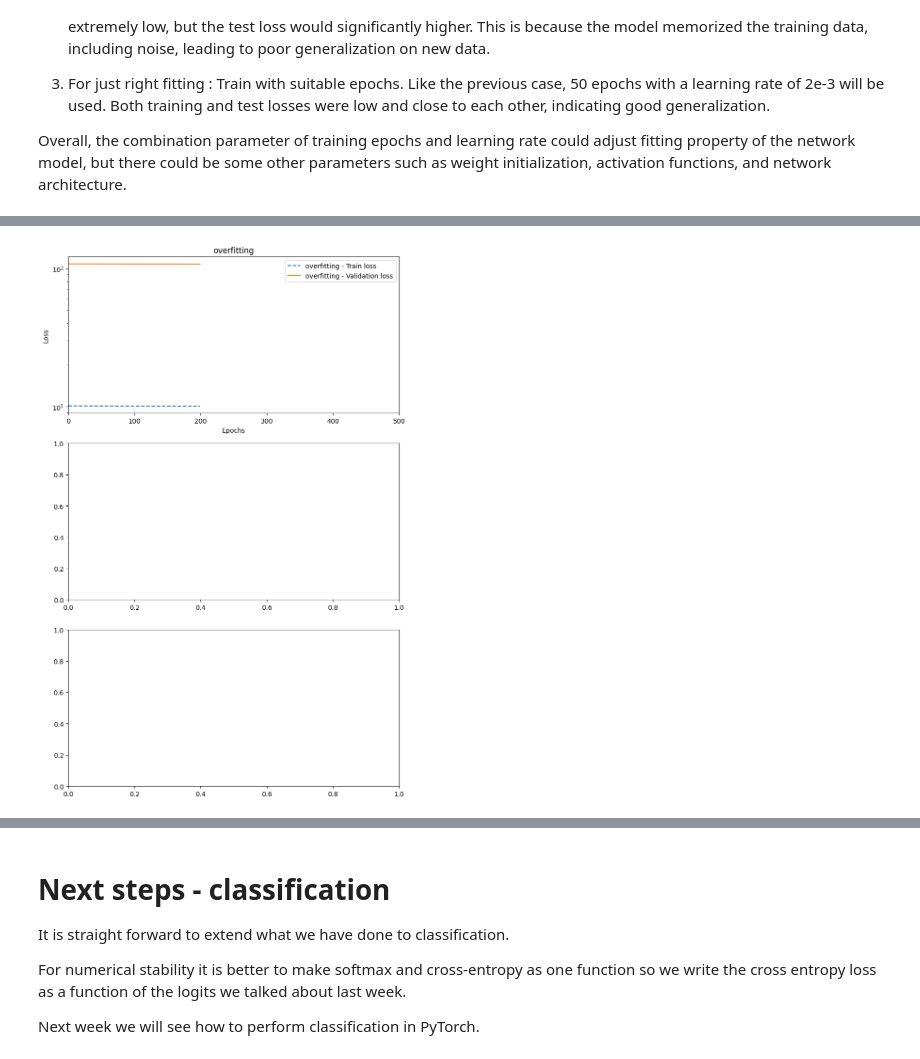
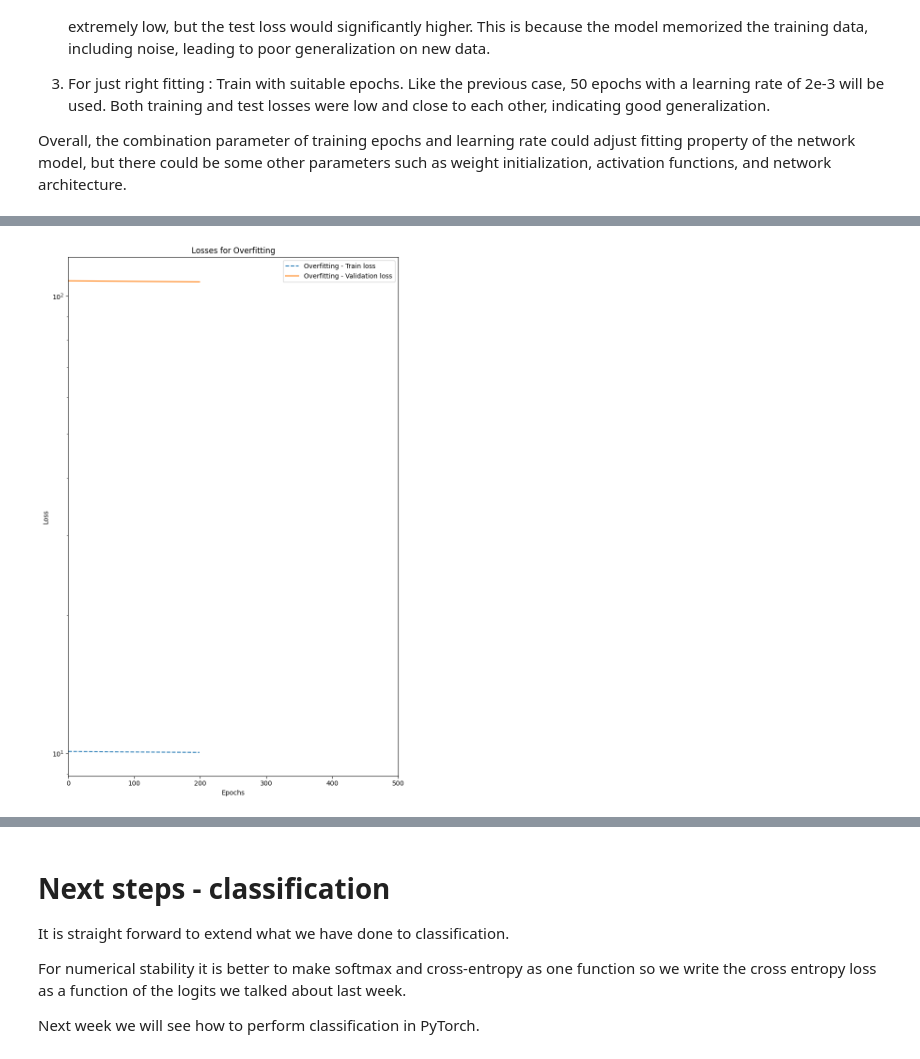
Before and after one commit to chensy618/02456-Deep-Learning, a Jupyter notebook: 2_Feedforward_Python/2.1-EXE-FNN-AutoDif-Nanograd.ipynb, the cells around one changed output, grey strips where cells are left out. Drawn from its saved outputs; the diff is of its cells as text; code cells hidden in the pictures.

```diff
--- a/2_Feedforward_Python/2.1-EXE-FNN-AutoDif-Nanograd.ipynb
+++ b/2_Feedforward_Python/2.1-EXE-FNN-AutoDif-Nanograd.ipynb
@@ -1419,7 +1419,7 @@ output_tests = []
 
 # Assuming NNs, train_losses, val_losses, and types are already defined
 # Create subplots for better visualization
-fig, axs = plt.subplots(3, 1, figsize=(8, 12))  # Create 3 subplots for each type
+fig, axs = plt.subplots(2, 1, figsize=(8, 12))  # Create 2 subplots for each type
 
 # Loop through the different networks and plot train and validation losses
 for i in range(len(NNs)):
@@ -1544,32 +1544,34 @@ for (EPOCHS, LEARN_R) in params:
 # %%
 import matplotlib.pyplot as plt
 
-types = ['overfitting']
+types = ['Overfitting']
 output_tests = []
 
 # Assuming NNs, train_losses, val_losses, and types are already defined
-# Create subplots for better visualization
-fig, axs = plt.subplots(3, 1, figsize=(8, 12))  # Create 3 subplots for each type
+# Create a single plot
+fig, ax = plt.subplots(figsize=(8, 12))  # Create one plot
 
-# Loop through the different networks and plot train and validation losses
+# Loop through the different networks and plot train and validation losses on the same axes
 for i in range(len(NNs)):
     output_tests.append(forward(x_test, NNs[i]))  # Forward pass for test set
-    axs[i].plot(range(len(train_losses[i])), train_losses[i], label=f'{types[i]} - Train loss', linestyle='--')
-    axs[i].plot(range(len(val_losses[i])), val_losses[i], label=f'{types[i]} - Validation loss', linestyle='-')
 
-    # Set y-axis to logarithmic scale to better show differences
-    axs[i].set_yscale('log')
+    # Plot train and validation losses on the same plot
+    ax.plot(range(len(train_losses[i])), train_losses[i], label=f'{types[i]} - Train loss', linestyle='--')
+    ax.plot(range(len(val_losses[i])), val_losses[i], label=f'{types[i]} - Validation loss', linestyle='-')
 
-    # Limit the x-axis to a reasonable number of epochs
-    axs[i].set_xlim(0, 500)  # Adjust based on how many epochs are important for you to visualize
+# Set y-axis to logarithmic scale to better show differences
+ax.set_yscale('log')
 
-    # Labels and legends
-    axs[i].legend()
-    axs[i].set_title(f'{types[i]}')
-    axs[i].set_xlabel("Epochs")
-    axs[i].set_ylabel("Loss")
+# Limit the x-axis to a reasonable number of epochs
+ax.set_xlim(0, 500)  # Adjust based on how many epochs are important for you to visualize
+
+# Labels and legends
+ax.legend()
+ax.set_title(f'Losses for {", ".join(types)}')
+ax.set_xlabel("Epochs")
+ax.set_ylabel("Loss")
 
 plt.tight_layout()
 plt.show()
 # %% [output]
-[figure, old version]
+[figure, new version]
```
Also changed, not shown: parts of 14 cells of this notebook.
